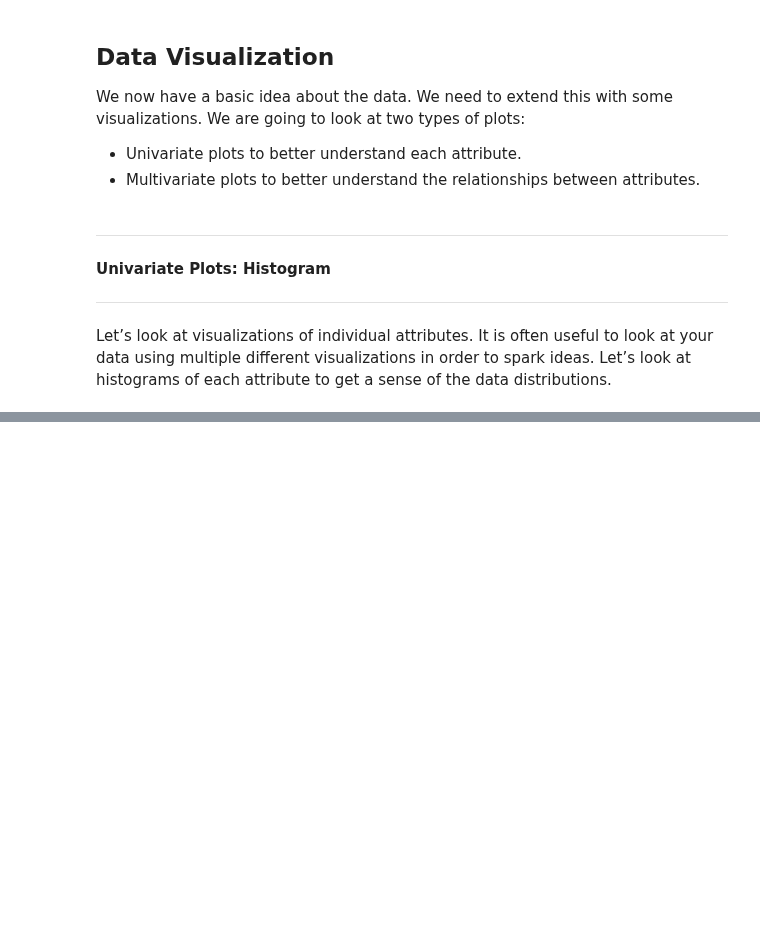
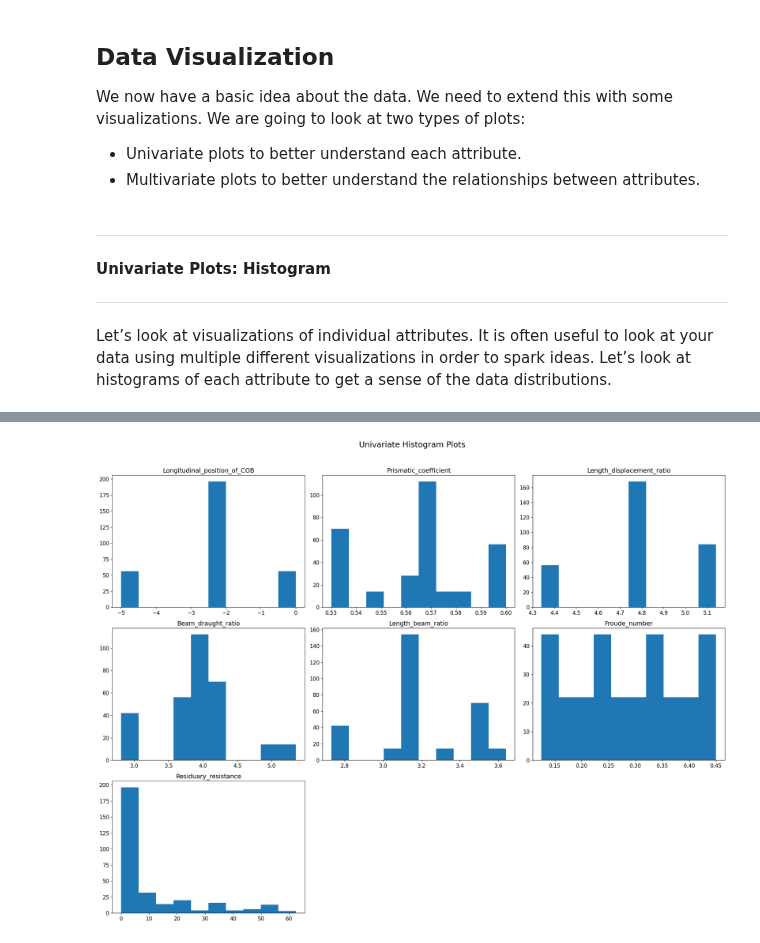
Before and after one commit to JuanZapa7a/AINavalEngineering, a Jupyter notebook: Yacht_Hydrodynamics_Dataset.ipynb, the cells around one changed output, grey strips where cells are left out. Saved outputs shown, nothing was run; the diff lists cells and outputs as text; code cells hidden in the pictures; blank space fills up the shorter version.

```diff
--- a/Yacht_Hydrodynamics_Dataset.ipynb
+++ b/Yacht_Hydrodynamics_Dataset.ipynb
@@ -391,0 +302,31 @@ I can provide a more precise analysis! For now, this covers expected patterns an
+# %%
+# Calculate the number of rows and columns for subplots
+num_cols = df.shape[1]  # Number of columns in the DataFrame
+num_rows = (num_cols + 2) // 3  # Calculate rows, ensuring enough space
+
+# Create figure and axes with the correct number of subplots
+fig, axes = plt.subplots(nrows=num_rows, ncols=3, figsize=(20, 15))
+
+# Flatten the axes array for easier iteration
+axes = axes.flatten()
+
+# Plot histograms, ensuring you iterate over all columns
+for i, col in enumerate(df.columns):
+    df.hist(column=col,
+            ax=axes[i],
+            sharex=False,
+            sharey=False,
+            grid=False,
+            xlabelsize=12,
+            ylabelsize=12)
+    axes[i].set_title(col, fontsize=14)
+
+# Hide any unused subplots (if num_cols is not divisible by 3)
+for i in range(num_cols, len(axes)):
+    axes[i].set_visible(False)
+
+plt.suptitle('Univariate Histogram Plots', fontsize=18, y=1.02)
+plt.tight_layout()
+plt.show()
+# %% [output]
+[figure, added]
```
Also changed, not shown: parts of 19 cells of this notebook.
